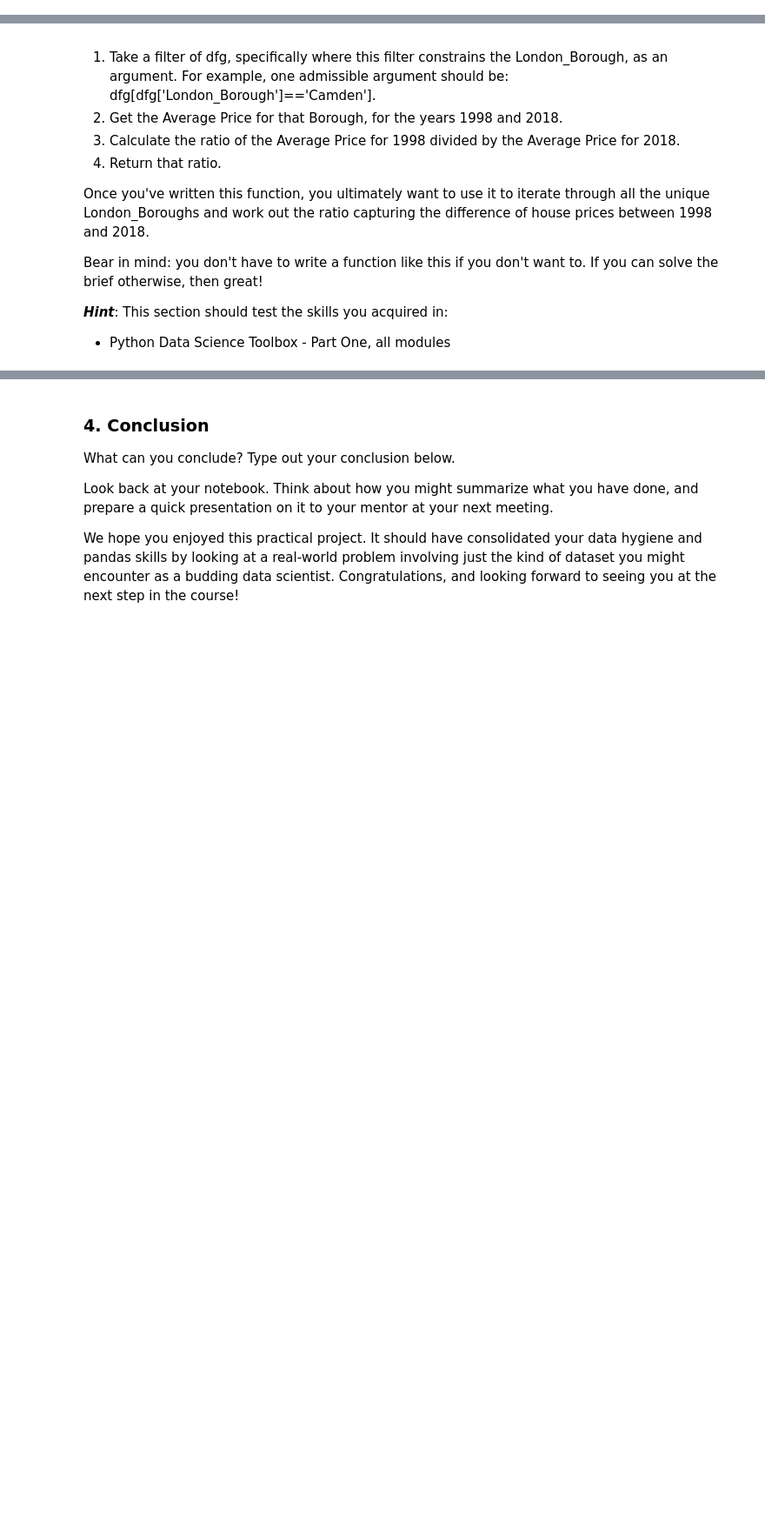
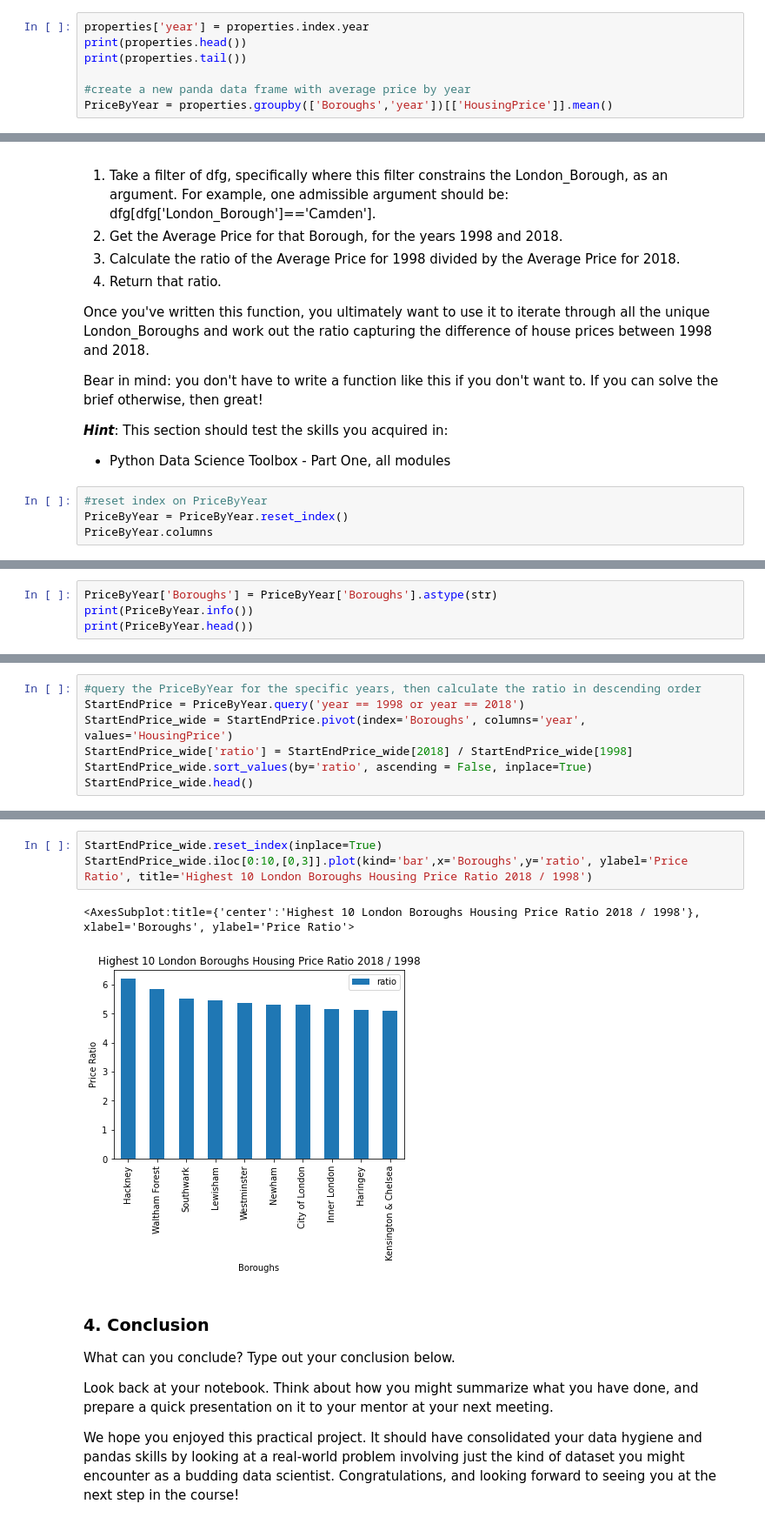
Before and after one commit to andyclark1125/Springboard, a Jupyter notebook: projects/London/London.ipynb, the cells around one changed output, grey strips where cells are left out. Shown at 87% size. Cells and saved outputs as stored; diff of their text form; blank space fills up the shorter version.

```diff
--- a/projects/London/London.ipynb
+++ b/projects/London/London.ipynb
@@ -254,3 +351,10 @@ To this end, you *could* apply a ***lambda function***. Your logic could work as
 3. store that corresponding year as separate column.
 
 Whether you go ahead with this is up to you. Just so long as you answer our initial brief: which boroughs of London have seen the greatest house price increase, on average, over the past two decades?
+# %%
+properties['year'] = properties.index.year
+print(properties.head())
+print(properties.tail())
+
+#create a new panda data frame with average price by year
+PriceByYear = properties.groupby(['Boroughs','year'])[['HousingPrice']].mean()
@@ -273,3 +415,7 @@ Bear in mind: you don't have to write a function like this if you don't want to.
 
 ***Hint***: This section should test the skills you acquired in:
 - Python Data Science Toolbox - Part One, all modules
+# %%
+#reset index on PriceByYear
+PriceByYear = PriceByYear.reset_index()
+PriceByYear.columns
@@ -275,0 +424,4 @@ Bear in mind: you don't have to write a function like this if you don't want to.
+# %%
+PriceByYear['Boroughs'] = PriceByYear['Boroughs'].astype(str)
+print(PriceByYear.info())
+print(PriceByYear.head())
@@ -275,0 +446,7 @@ Bear in mind: you don't have to write a function like this if you don't want to.
+# %%
+#query the PriceByYear for the specific years, then calculate the ratio in descending order
+StartEndPrice = PriceByYear.query('year == 1998 or year == 2018')
+StartEndPrice_wide = StartEndPrice.pivot(index='Boroughs', columns='year', values='HousingPrice')
+StartEndPrice_wide['ratio'] = StartEndPrice_wide[2018] / StartEndPrice_wide[1998]
+StartEndPrice_wide.sort_values(by='ratio', ascending = False, inplace=True)
+StartEndPrice_wide.head()
@@ -276,3 +461,9 @@ Bear in mind: you don't have to write a function like this if you don't want to.
+# %%
+StartEndPrice_wide.reset_index(inplace=True)
+StartEndPrice_wide.iloc[0:10,[0,3]].plot(kind='bar',x='Boroughs',y='ratio', ylabel='Price Ratio', title='Highest 10 London Boroughs Housing Price Ratio 2018 / 1998')
+# %% [output]
+<AxesSubplot:title={'center':'Highest 10 London Boroughs Housing Price Ratio 2018 / 1998'}, xlabel='Boroughs', ylabel='Price Ratio'>
+[figure, added]
 # %% [markdown]
 ### 4. Conclusion
 What can you conclude? Type out your conclusion below.
```
Also changed, not shown: parts of 29 cells of this notebook.
